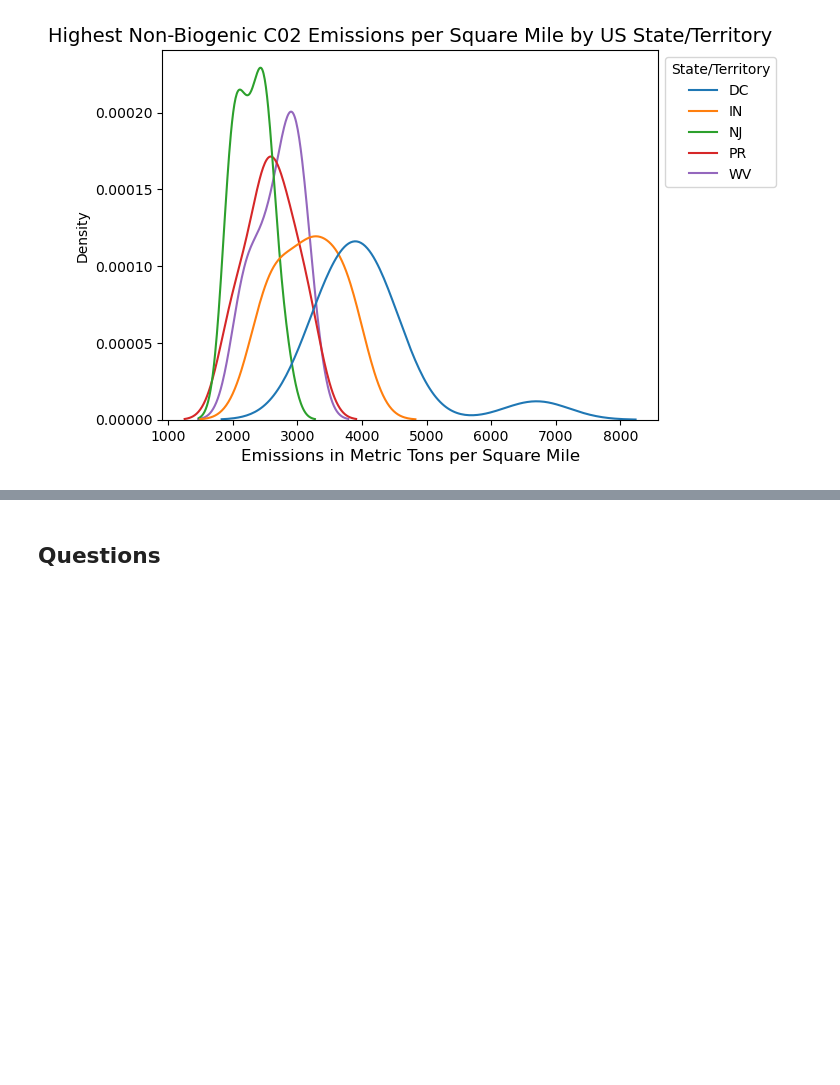
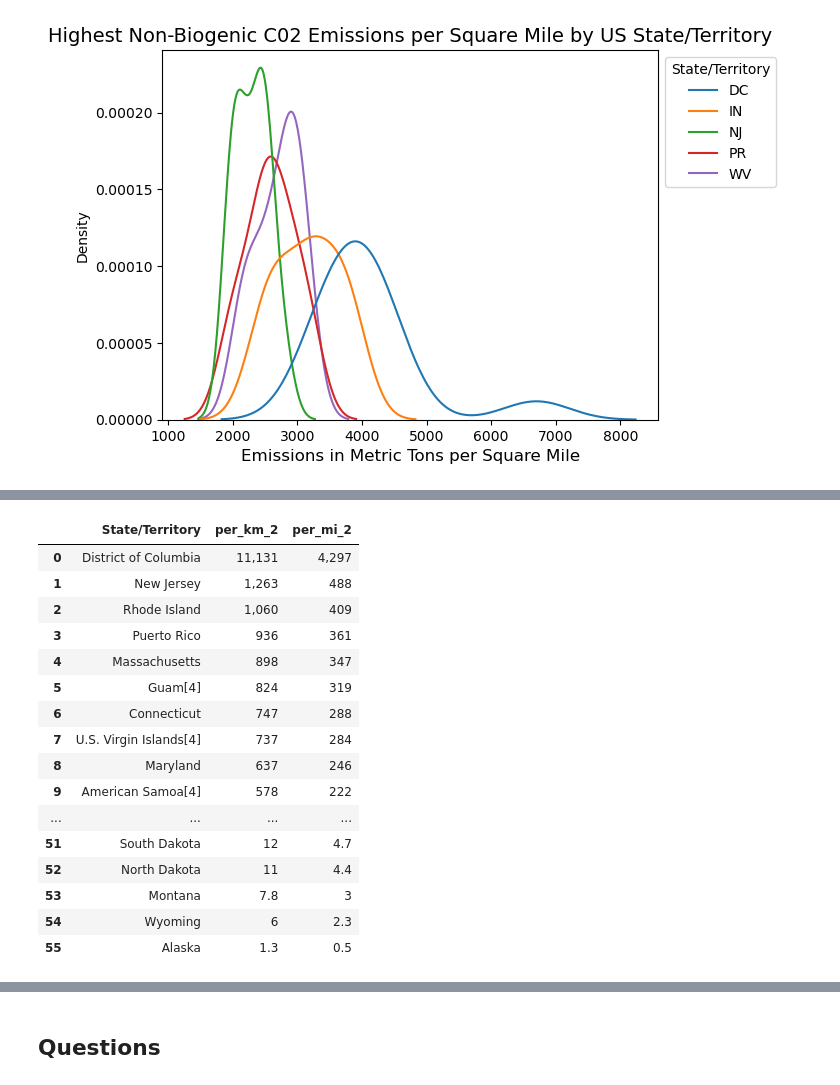
Before and after one commit to caroline-kranefuss/us_facilities_emissions, a Jupyter notebook: questions_3_4.ipynb, the cells around one changed output, grey strips where cells are left out. Drawn from its saved outputs; the diff is of its cells as text; code cells hidden in the pictures; blank space fills up the shorter version.

```diff
--- a/questions_3_4.ipynb
+++ b/questions_3_4.ipynb
@@ -301,0 +304,7 @@ Text(0.5, 1.0, 'Highest Non-Biogenic C02 Emissions per Square Mile by US State/T
+# %%
+"""
+Source: https://en.wikipedia.org/wiki/List_of_U.S._states_and_territories_by_population_density#:~:text=Table_title:%20States%20and%20territories%20by%20population%20density,%7C%20Density:%201%2C060%20%7C%20:%20409%20%7C
+"""
+# Loading data on population density
+density = pd.read_csv('density.csv',skiprows=2)
+density.head()
@@ -301,0 +318,26 @@ Text(0.5, 1.0, 'Highest Non-Biogenic C02 Emissions per Square Mile by US State/T
+# %%
+# Cleaning up the data
+replace_map = {'/mi2': 'State/Territory',
+               '/km2': 'per_km_2',
+               'mi2': 'per_mi_2'}
+
+density = density.rename(columns=replace_map)
+density
+# %% [output]
+|  | State/Territory | per_km_2 | per_mi_2 |
+| 0 | District of Columbia | 11,131 | 4,297 |
+| 1 | New Jersey | 1,263 | 488 |
+| 2 | Rhode Island | 1,060 | 409 |
+| 3 | Puerto Rico | 936 | 361 |
+| 4 | Massachusetts | 898 | 347 |
+| 5 | Guam[4] | 824 | 319 |
+| 6 | Connecticut | 747 | 288 |
+| 7 | U.S. Virgin Islands[4] | 737 | 284 |
+| 8 | Maryland | 637 | 246 |
+| 9 | American Samoa[4] | 578 | 222 |
+| ... | ... | ... | ... |
+| 51 | South Dakota | 12 | 4.7 |
+| 52 | North Dakota | 11 | 4.4 |
+| 53 | Montana | 7.8 | 3 |
+| 54 | Wyoming | 6 | 2.3 |
+| 55 | Alaska | 1.3 | 0.5 |
```
Also changed, not shown: parts of 7 cells of this notebook, 1 other file.
